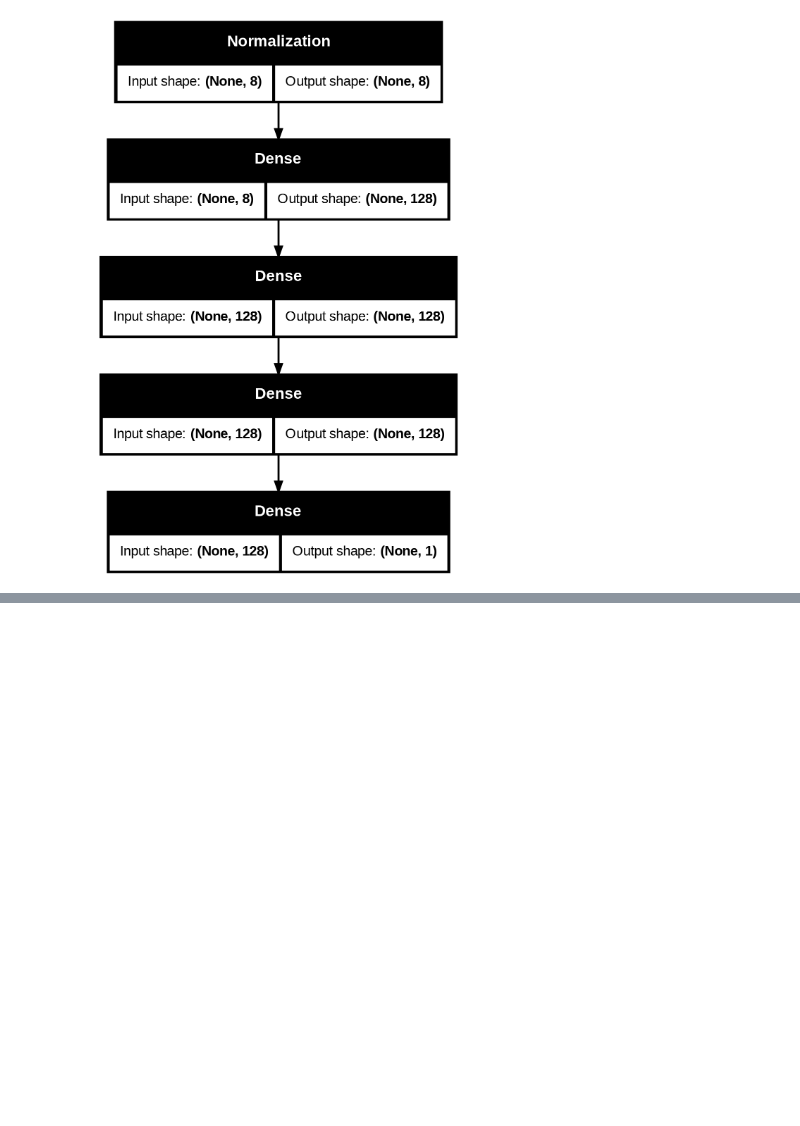
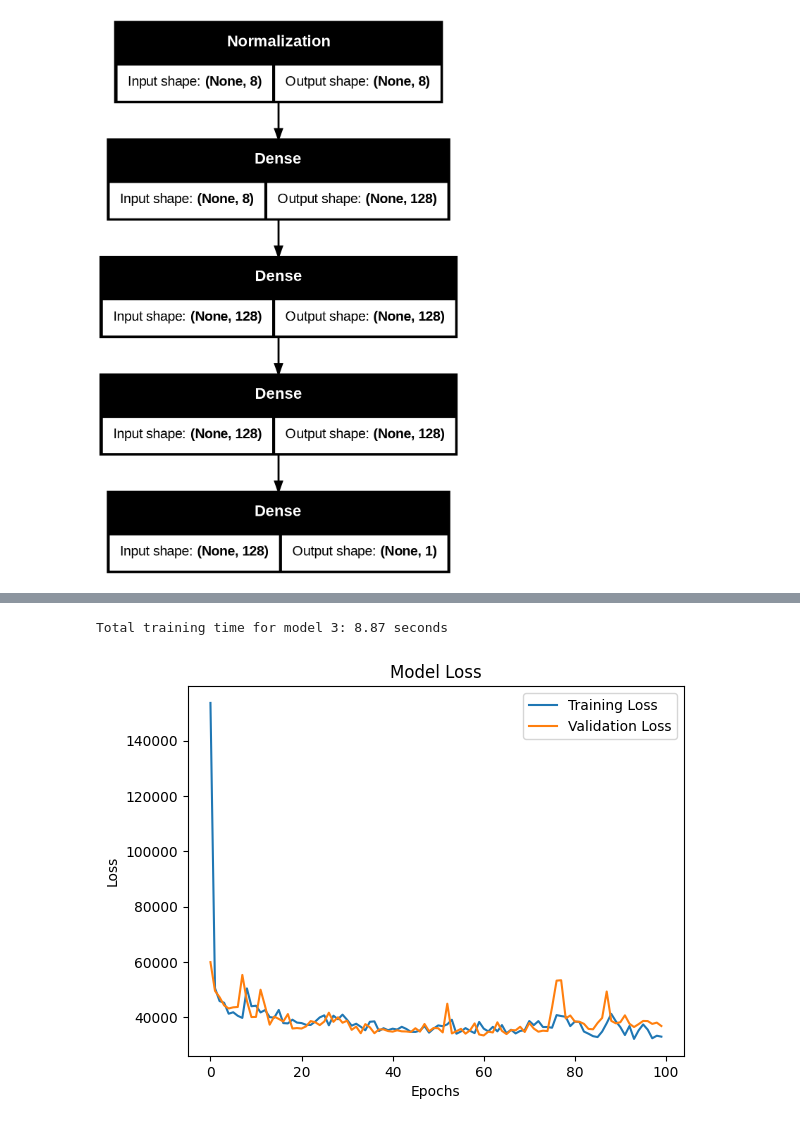
Before and after one commit to sleepsonrockss/Deep-Learning, a Jupyter notebook: NeuralNetwork.ipynb, the cells around one changed output, grey strips where cells are left out. Drawn from its saved outputs; the diff is of its cells as text; code cells hidden in the pictures; blank space fills up the shorter version.

```diff
--- a/NeuralNetwork.ipynb
+++ b/NeuralNetwork.ipynb
@@ -435,0 +434,20 @@ plt.show()
+# %%
+train_dataset = tf.data.Dataset.from_tensor_slices((X_train, y_train))
+train_dataset = train_dataset.shuffle(buffer_size=8, reshuffle_each_iteration=True).batch(32).prefetch(tf.data.AUTOTUNE)
+
+'''The Timeline of a Single Epoch
+If we zoom into Epoch 1, here is the exact sequence for those ~31 batches:
+
+Shuffling (The "Mixing Bowl"): As soon as the epoch starts, the shuffle buffer grabs the first few rows (based on your buffer_size). It picks 32 random rows from that bowl to form Batch #1.
+
+Prefetching (The "Waiting Room"): While the model is still warming up, the pipeline immediately prepares Batch #1, #2, #3... up to #8 and puts them in the "waiting room" (RAM).
+
+The Update (The "Training"): * The model grabs Batch #1 from the waiting room.
+
+The Adam optimizer calculates the error and performs Update #1.
+
+Simultaneously, the prefetcher sees a spot opened up in the waiting room, so it shuffles the next 32 rows from the source to create Batch #9 and puts it in the back of the line.'''
+
+for x,y in train_dataset: # This is pur first batch which has been shuffled, X -> (32,8) & y -> (32,1)
+    print(x,y)
+    break
@@ -435,0 +472,3 @@ plt.show()
+# %%
+val_dataset = tf.data.Dataset.from_tensor_slices((X_val, y_val))
+val_dataset = val_dataset.shuffle(buffer_size=8, reshuffle_each_iteration=True).batch(32).prefetch(tf.data.AUTOTUNE)
@@ -435,0 +478,25 @@ plt.show()
+# %%
+model3 = tf.keras.Sequential([InputLayer(input_shape = (8,)), normalizer, Dense(128, activation = 'relu'),
+                            Dense(128, activation = 'relu'), Dense(128, activation = 'relu'), Dense(1)])
+
+model3.compile(optimizer= Adam(learning_rate = 0.1), loss = MeanAbsoluteError, metrics = [RootMeanSquaredError()])
+
+
+# Apparently time taken for model3 should be faster because we used prefetching and shuffling
+start_time_m3 = time.perf_counter() # Timer starts in Nano Seconds
+History3 = model3.fit(train_dataset, validation_data= val_dataset, epochs = 100, verbose = 0)
+end_time_m3 = time.perf_counter()
+total_duration_m3 = end_time_m3 - start_time_m3
+print(f"Total training time for model 3: {total_duration_m3:.2f} seconds") # after the ':' is the formatting instructions.
+# %% [output]
+Total training time for model 3: 8.87 seconds
+# %%
+plt.plot(History3.history['loss'], label='Training Loss')
+plt.plot(History3.history['val_loss'], label='Validation Loss')
+plt.title('Model Loss')
+plt.ylabel('Loss')
+plt.xlabel('Epochs')
+plt.legend() # Needs to be in a list
+plt.show()
+# %% [output]
+[figure, added]
```
Also changed, not shown: parts of 33 cells of this notebook.
